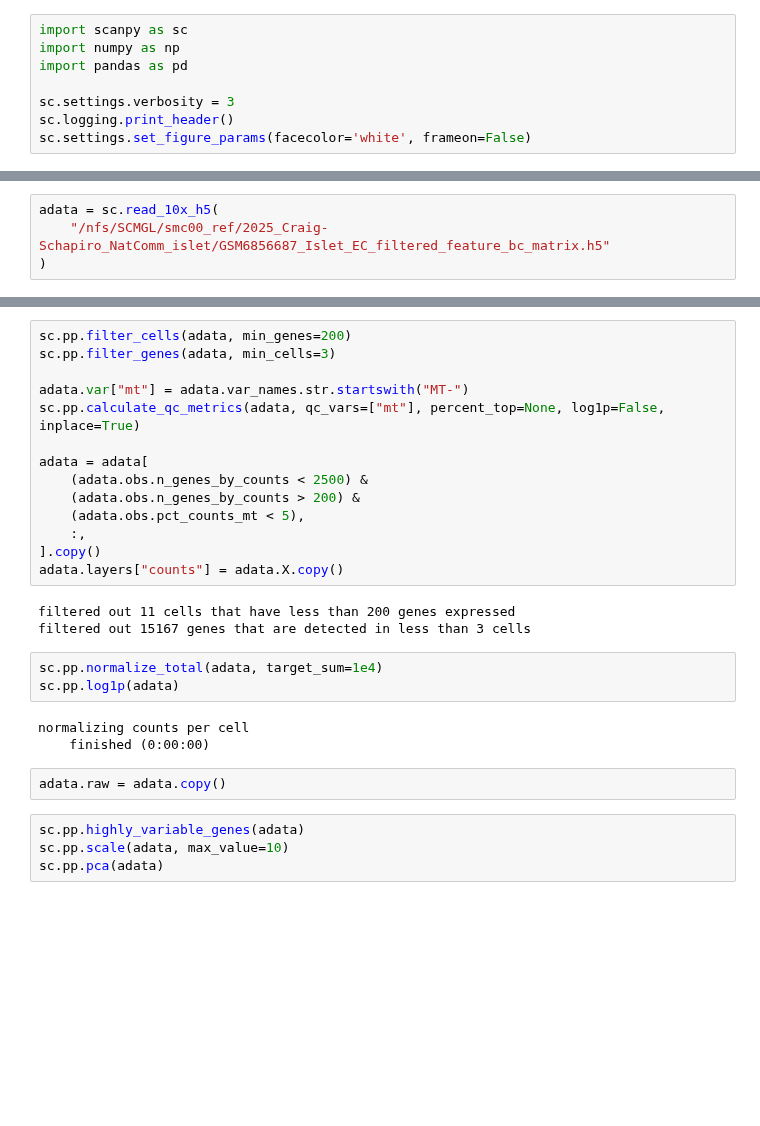
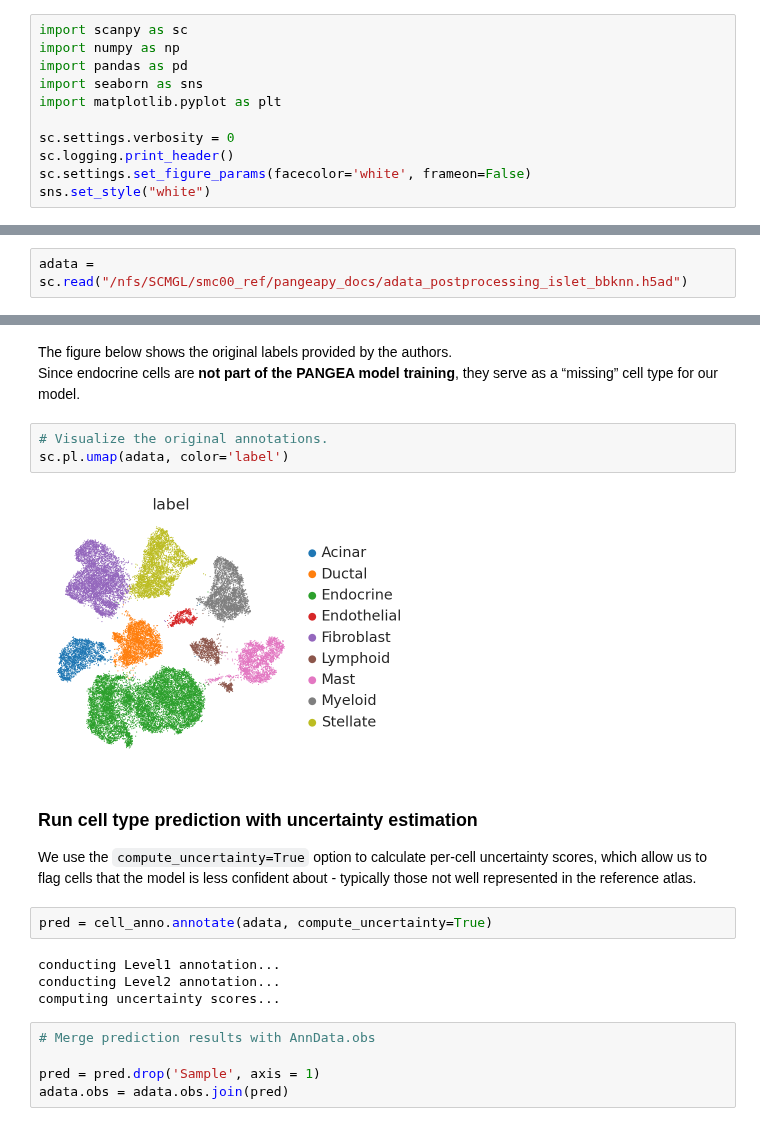
Before and after one commit to srkim727/pangeapy, a Jupyter notebook: docs/03_vignette_identifying_missing_cells.ipynb, the cells around one changed output, grey strips where cells are left out. Saved outputs shown, nothing was run; the diff lists cells and outputs as text; blank space fills up the shorter version.

```diff
--- a/docs/03_vignette_identifying_missing_cells.ipynb
+++ b/docs/03_vignette_identifying_missing_cells.ipynb
@@ -2,10 +12,13 @@
 import scanpy as sc
 import numpy as np
 import pandas as pd
+import seaborn as sns
+import matplotlib.pyplot as plt
 
-sc.settings.verbosity = 3
+sc.settings.verbosity = 0
 sc.logging.print_header()
 sc.settings.set_figure_params(facecolor='white', frameon=False)
+sns.set_style("white")
 # %%
 from pangeapy.cell import CellAnnotator
 from pangeapy.meta import MetaAnnotator
@@ -18,4 +40,2 @@ Checking-up download status of meta_models
 # %%
-adata = sc.read_10x_h5(
-    "/nfs/SCMGL/smc00_ref/2025_Craig-Schapiro_NatComm_islet/GSM6856687_Islet_EC_filtered_feature_bc_matrix.h5"
-)
+adata = sc.read("/nfs/SCMGL/smc00_ref/pangeapy_docs/adata_postprocessing_islet_bbknn.h5ad")
@@ -34,29 +53,23 @@ print(adata.X.min(), adata.X.max())
-# %%
-sc.pp.filter_cells(adata, min_genes=200)
-sc.pp.filter_genes(adata, min_cells=3)
-
-adata.var["mt"] = adata.var_names.str.startswith("MT-")
-sc.pp.calculate_qc_metrics(adata, qc_vars=["mt"], percent_top=None, log1p=False, inplace=True)
-
-adata = adata[
-    (adata.obs.n_genes_by_counts < 2500) &
-    (adata.obs.n_genes_by_counts > 200) &
-    (adata.obs.pct_counts_mt < 5),
-    :,
-].copy()
-adata.layers["counts"] = adata.X.copy()
-# %% [output]
-filtered out 11 cells that have less than 200 genes expressed
-filtered out 15167 genes that are detected in less than 3 cells
-# %%
-sc.pp.normalize_total(adata, target_sum=1e4)
-sc.pp.log1p(adata)
-# %% [output]
-normalizing counts per cell
-    finished (0:00:00)
-# %%
-adata.raw = adata.copy()
-# %%
-sc.pp.highly_variable_genes(adata)
-sc.pp.scale(adata, max_value=10)
-sc.pp.pca(adata)
+# %% [markdown]
+The figure below shows the original labels provided by the authors.
+Since endocrine cells are **not part of the PANGEA model training**, they serve as a “missing” cell type for our model.
+# %%
+# Visualize the original annotations.
+sc.pl.umap(adata, color='label')
+# %% [output]
+[figure, added]
+# %% [markdown]
+### Run cell type prediction with uncertainty estimation
+
+We use the `compute_uncertainty=True` option to calculate per-cell uncertainty scores, which allow us to flag cells that the model is less confident about - typically those not well represented in the reference atlas.
+# %%
+pred = cell_anno.annotate(adata, compute_uncertainty=True)
+# %% [output]
+conducting Level1 annotation...
+conducting Level2 annotation...
+computing uncertainty scores...
+# %%
+# Merge prediction results with AnnData.obs
+
+pred = pred.drop('Sample', axis = 1)
+adata.obs = adata.obs.join(pred)
```
Also changed, not shown: parts of 31 cells of this notebook, 2 other files.
